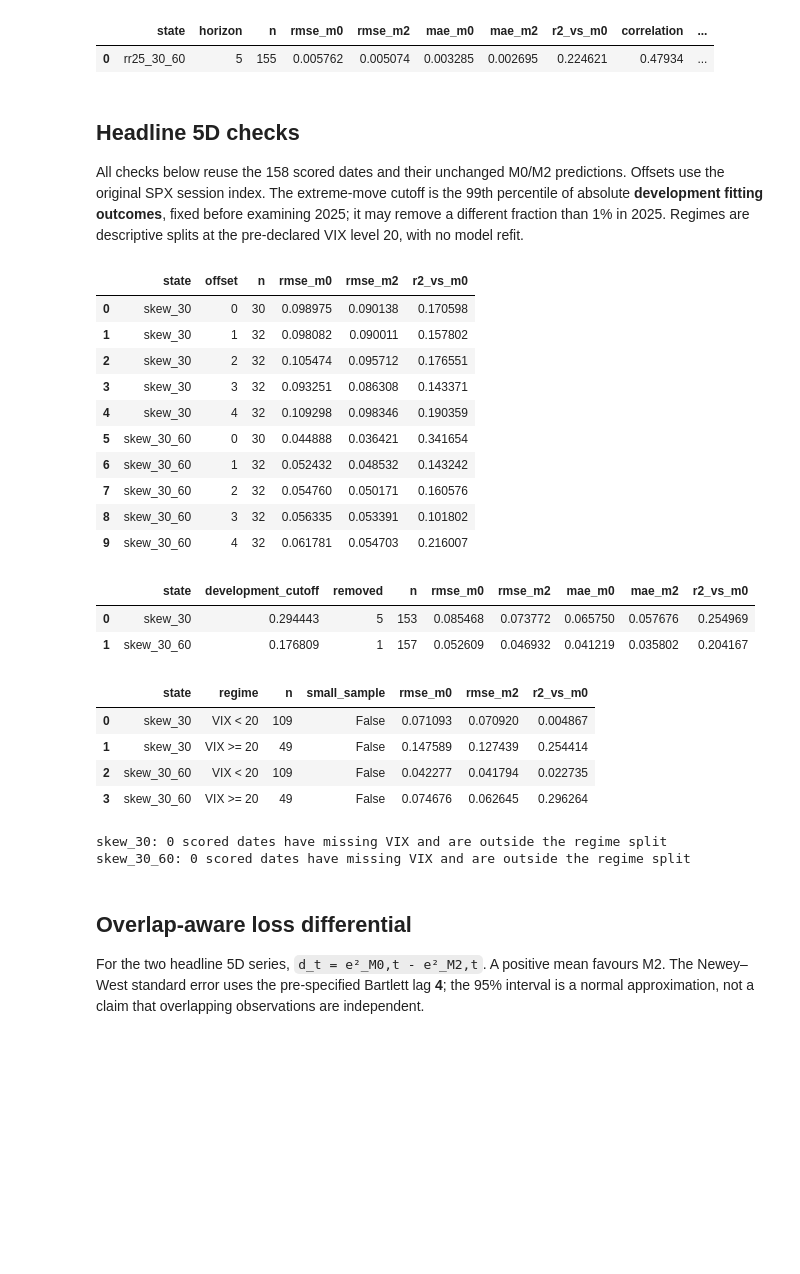
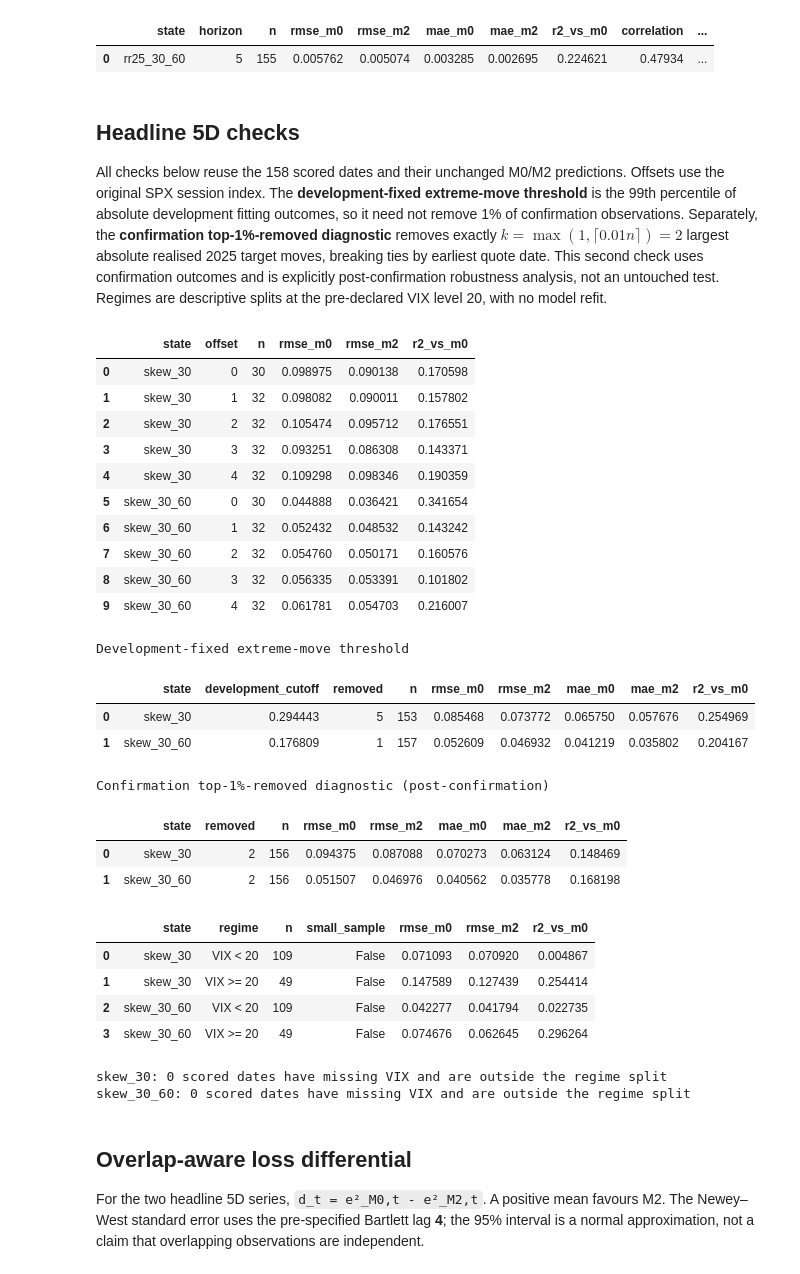
Before and after one commit to MMillward2012/Volatility-Forecasting-and-Options-Trading, a Jupyter notebook: notebooks/forecast_robustness.ipynb, the cells around one changed output. Saved outputs shown, nothing was run; the diff lists cells and outputs as text; code cells hidden in the pictures; blank space fills up the shorter version.

Commit message:
Finalize SPX forecast robustness and research README

```diff
--- a/notebooks/forecast_robustness.ipynb
+++ b/notebooks/forecast_robustness.ipynb
@@ -96,39 +97,49 @@ display(pd.DataFrame([{'state': 'rr25_30_60', 'horizon': 5, **scores['rr25_30_60
 # %% [markdown]
 ## Headline 5D checks
 
-All checks below reuse the 158 scored dates and their unchanged M0/M2 predictions. Offsets use the original SPX session index. The extreme-move cutoff is the 99th percentile of absolute **development fitting outcomes**, fixed before examining 2025; it may remove a different fraction than 1% in 2025. Regimes are descriptive splits at the pre-declared VIX level 20, with no model refit.
+All checks below reuse the 158 scored dates and their unchanged M0/M2 predictions. Offsets use the original SPX session index. The **development-fixed extreme-move threshold** is the 99th percentile of absolute development fitting outcomes, so it need not remove 1% of confirmation observations. Separately, the **confirmation top-1%-removed diagnostic** removes exactly $k=\max(1,\lceil0.01n\rceil)=2$ largest absolute realised 2025 target moves, breaking ties by earliest quote date. This second check uses confirmation outcomes and is explicitly post-confirmation robustness analysis, not an untouched test. Regimes are descriptive splits at the pre-declared VIX level 20, with no model refit.
 # %%
 offset_table = pd.concat([nonoverlapping_offsets(common_rows[spec]).assign(state=spec[0]) for spec in [('skew_30', 5), ('skew_30_60', 5)]], ignore_index=True)
 display(offset_table[['state', 'offset', 'n', 'rmse_m0', 'rmse_m2', 'r2_vs_m0']].round(6))
 extreme_table = pd.DataFrame([{'state': spec[0], **extreme_move_check(common_rows[spec], fitted[spec]['extreme_cutoff'])} for spec in [('skew_30', 5), ('skew_30_60', 5)]])
+print('Development-fixed extreme-move threshold')
 display(extreme_table[['state', 'development_cutoff', 'removed', 'n', 'rmse_m0', 'rmse_m2', 'mae_m0', 'mae_m2', 'r2_vs_m0']].round(6))
+top_one_percent_table = pd.DataFrame([{'state': spec[0], **confirmation_top_one_percent_check(common_rows[spec])} for spec in [('skew_30', 5), ('skew_30_60', 5)]])
+assert top_one_percent_table['removed'].eq(2).all()
+print('Confirmation top-1%-removed diagnostic (post-confirmation)')
+display(top_one_percent_table[['state', 'removed', 'n', 'rmse_m0', 'rmse_m2', 'mae_m0', 'mae_m2', 'r2_vs_m0']].round(6))
 regime_table = pd.concat([vix_regime_check(common_rows[spec], panel).assign(state=spec[0]) for spec in [('skew_30', 5), ('skew_30_60', 5)]], ignore_index=True)
 display(regime_table[['state', 'regime', 'n', 'small_sample', 'rmse_m0', 'rmse_m2', 'r2_vs_m0']].round(6))
 for spec in [('skew_30', 5), ('skew_30_60', 5)]:
     missing_vix = common_rows[spec]['quote_date'].map(panel.set_index('quote_date')['vix_close']).isna().sum()
     print(f'{spec[0]}: {missing_vix} scored dates have missing VIX and are outside the regime split')
 # %% [output]
 |  | state | offset | n | rmse_m0 | rmse_m2 | r2_vs_m0 |
 | 0 | skew_30 | 0 | 30 | 0.098975 | 0.090138 | 0.170598 |
 | 1 | skew_30 | 1 | 32 | 0.098082 | 0.090011 | 0.157802 |
 | 2 | skew_30 | 2 | 32 | 0.105474 | 0.095712 | 0.176551 |
 | 3 | skew_30 | 3 | 32 | 0.093251 | 0.086308 | 0.143371 |
 | 4 | skew_30 | 4 | 32 | 0.109298 | 0.098346 | 0.190359 |
 | 5 | skew_30_60 | 0 | 30 | 0.044888 | 0.036421 | 0.341654 |
 | 6 | skew_30_60 | 1 | 32 | 0.052432 | 0.048532 | 0.143242 |
 | 7 | skew_30_60 | 2 | 32 | 0.054760 | 0.050171 | 0.160576 |
 | 8 | skew_30_60 | 3 | 32 | 0.056335 | 0.053391 | 0.101802 |
 | 9 | skew_30_60 | 4 | 32 | 0.061781 | 0.054703 | 0.216007 |
+Development-fixed extreme-move threshold
 |  | state | development_cutoff | removed | n | rmse_m0 | rmse_m2 | mae_m0 | mae_m2 | r2_vs_m0 |
 | 0 | skew_30 | 0.294443 | 5 | 153 | 0.085468 | 0.073772 | 0.065750 | 0.057676 | 0.254969 |
 | 1 | skew_30_60 | 0.176809 | 1 | 157 | 0.052609 | 0.046932 | 0.041219 | 0.035802 | 0.204167 |
+Confirmation top-1%-removed diagnostic (post-confirmation)
-|  | state | regime | n | small_sample | rmse_m0 | rmse_m2 | r2_vs_m0 |
-| 0 | skew_30 | VIX < 20 | 109 | False | 0.071093 | 0.070920 | 0.004867 |
-| 1 | skew_30 | VIX >= 20 | 49 | False | 0.147589 | 0.127439 | 0.254414 |
-| 2 | skew_30_60 | VIX < 20 | 109 | False | 0.042277 | 0.041794 | 0.022735 |
-| 3 | skew_30_60 | VIX >= 20 | 49 | False | 0.074676 | 0.062645 | 0.296264 |
+|  | state | removed | n | rmse_m0 | rmse_m2 | mae_m0 | mae_m2 | r2_vs_m0 |
+| 0 | skew_30 | 2 | 156 | 0.094375 | 0.087088 | 0.070273 | 0.063124 | 0.148469 |
+| 1 | skew_30_60 | 2 | 156 | 0.051507 | 0.046976 | 0.040562 | 0.035778 | 0.168198 |
-skew_30: 0 scored dates have missing VIX and are outside the regime split
-skew_30_60: 0 scored dates have missing VIX and are outside the regime split
+|  | state | regime | n | small_sample | rmse_m0 | rmse_m2 | r2_vs_m0 |
+| 0 | skew_30 | VIX < 20 | 109 | False | 0.071093 | 0.070920 | 0.004867 |
+| 1 | skew_30 | VIX >= 20 | 49 | False | 0.147589 | 0.127439 | 0.254414 |
+| 2 | skew_30_60 | VIX < 20 | 109 | False | 0.042277 | 0.041794 | 0.022735 |
+| 3 | skew_30_60 | VIX >= 20 | 49 | False | 0.074676 | 0.062645 | 0.296264 |
+skew_30: 0 scored dates have missing VIX and are outside the regime split
+skew_30_60: 0 scored dates have missing VIX and are outside the regime split
 # %% [markdown]
 ## Overlap-aware loss differential
 
```
Also changed, not shown: parts of 2 cells of this notebook, 9 other files.
